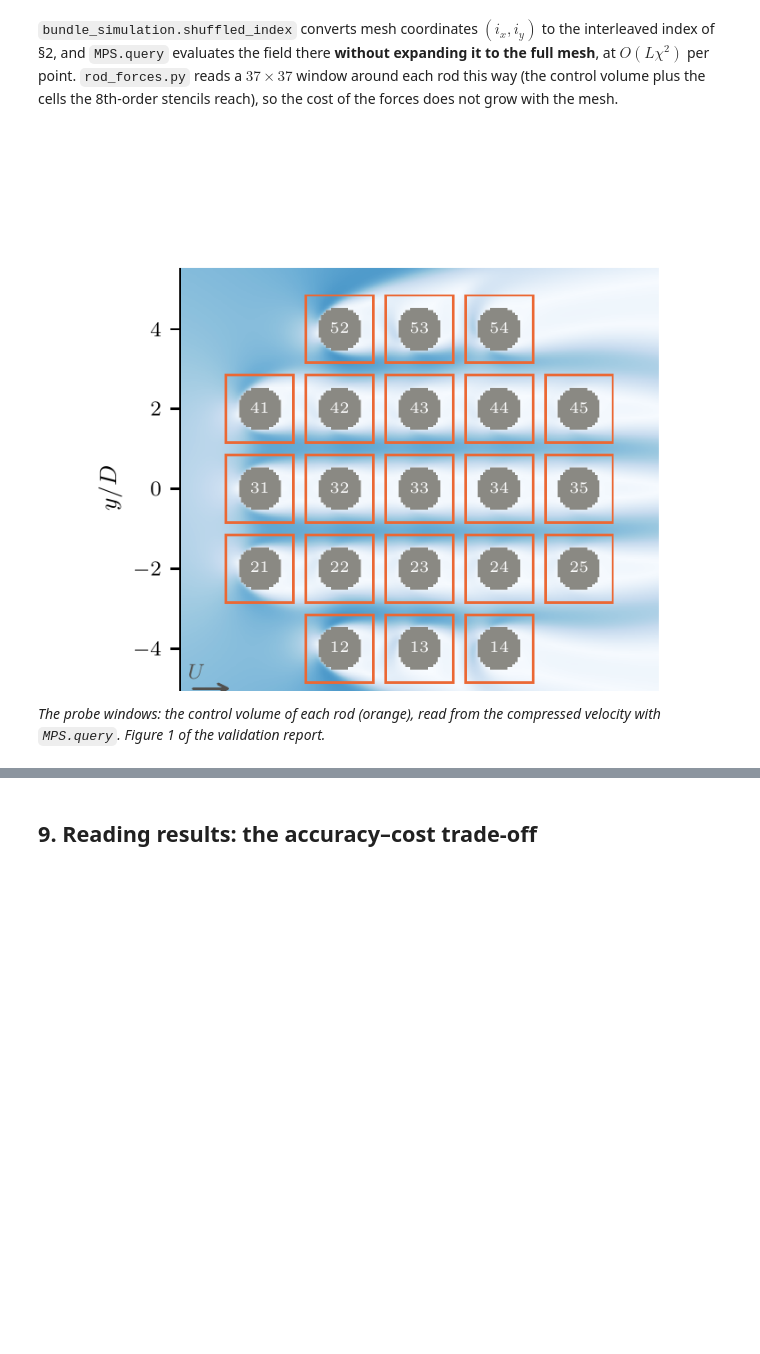
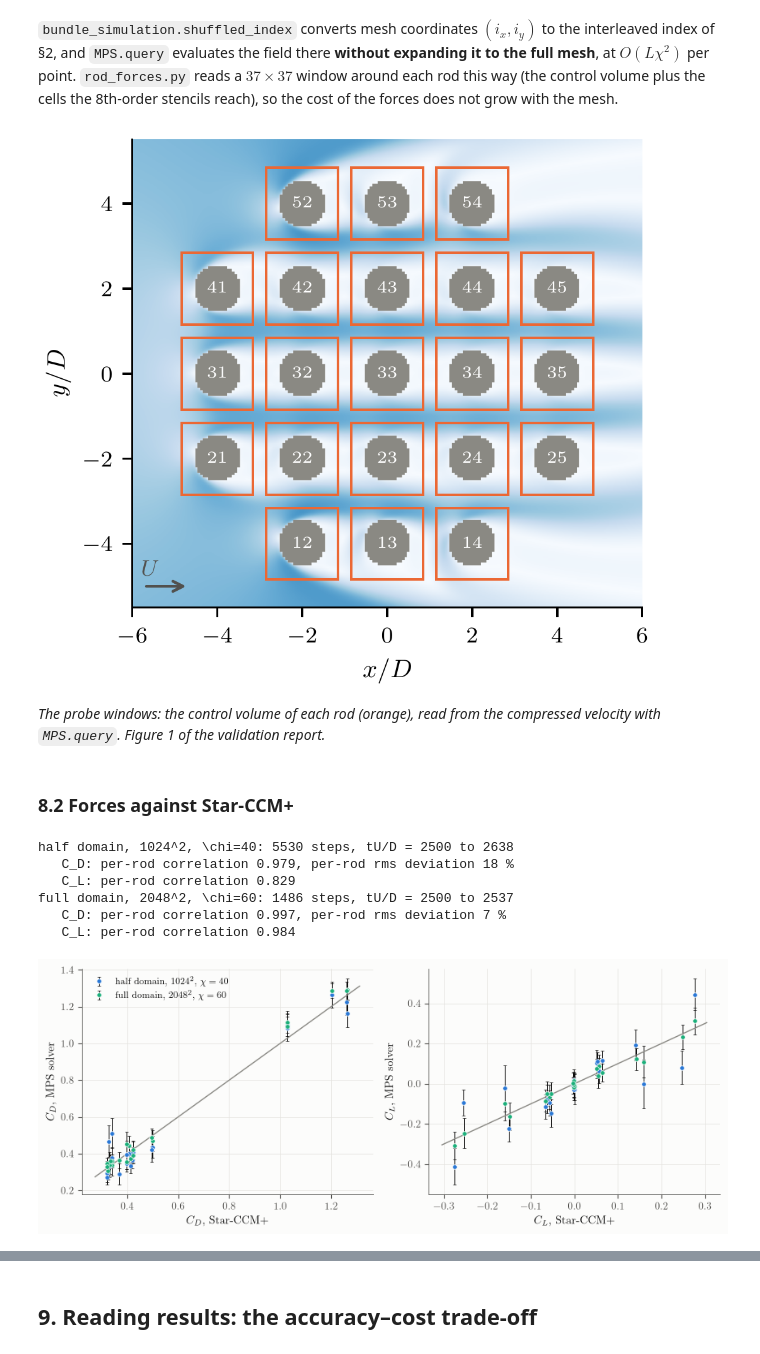
Before and after one commit to raghav-tii/enec_mps, a Jupyter notebook: tutorial/mps_cfd_building_blocks.ipynb, the cells around one changed output, grey strips where cells are left out. Cells and saved outputs as stored; diff of their text form; code cells hidden in the pictures; blank space fills up the shorter version.

```diff
--- a/tutorial/mps_cfd_building_blocks.ipynb
+++ b/tutorial/mps_cfd_building_blocks.ipynb
@@ -1019,6 +1039,84 @@ The pressure on $S$ is rebuilt from the velocity alone, by integrating $\nabla p
 # %% [markdown]
 `bundle_simulation.shuffled_index` converts mesh coordinates $(i_x,i_y)$ to the interleaved index of §2, and `MPS.query` evaluates the field there **without expanding it to the full mesh**, at $O(L\chi^2)$ per point. `rod_forces.py` reads a $37\times37$ window around each rod this way (the control volume plus the cells the 8th-order stencils reach), so the cost of the forces does not grow with the mesh.
 # %% [markdown]
-![probes](attachment:fig_probes.png-old)
+![probes](attachment:fig_probes.png-new)
 
 *The probe windows: the control volume of each rod (orange), read from the compressed velocity with `MPS.query`. Figure 1 of the validation report.*
+# %% [markdown]
+### 8.2 Forces against Star-CCM+
+# %%
+import csv
+from pathlib import Path
+
+
+def read_csv(path):
+    rows = list(csv.reader(Path(path).read_text().splitlines()))
+    return rows[0], np.array([[float(x) for x in r] for r in rows[1:]])
+
+
+def star_monitors(name):  # Star-CCM+ force monitors: rod labels, time (tU/D), values
+    head, a = read_csv("../data/star_ccm/" + name)
+    return [c.split(" Monitor")[0].split("_")[-1] for c in head[1:]], a[:, 0], a[:, 1:]
+
+
+rods, tS, CDs = star_monitors("C_D.csv")
+_, _, CLs = star_monitors("C_L.csv")
+T0 = 2500.0  # both runs start from the Star-CCM+ state at tU/D = 2500
+RUNS = {  # label: (archive tag, rod diameter in solver time units)
+    r"half domain, $1024^2$, $\chi=40$": (
+        "q10_t2500_bd40_rk4",
+        float(fl["cfg_D"]) / float(fl["cfg_u"]),
+    ),
+    r"full domain, $2048^2$, $\chi=60$": ("q11_t2500_bd60_rk4", 0.007816316560820713),
+}
+fig, ax = plt.subplots(1, 2, figsize=(8.6, 3.5))
+for (lab, (tag, D)), c in zip(RUNS.items(), (BLUE, AQUA)):
+    head, r = read_csv(f"../data/archive/rod_forces_{tag}.csv")
+    rn = [x[3:] for x in head if x.startswith("Cd_")]
+    n = len(rn)
+    t = T0 + r[:, 1] / D  # tU/D of each MPS step
+    mine = {"C_D": r[:, 3 : 3 + n], "C_L": r[:, 3 + n : 3 + 2 * n]}
+    star = {"C_D": CDs, "C_L": CLs}
+    print(f"{lab.replace('$', '')}: {len(t)} steps, tU/D = {t[0]:.0f} to {t[-1]:.0f}")
+    for a, q in zip(ax, ("C_D", "C_L")):
+        # Star-CCM+ monitors at the MPS time of each step, then both averaged over the run
+        ref_q = np.column_stack([np.interp(t, tS, star[q][:, rods.index(k)]) for k in rn]).mean(0)
+        a.errorbar(
+            ref_q,
+            mine[q].mean(0),
+            yerr=mine[q].std(0),
+            fmt="o",
+            ms=4,
+            color=c,
+            mec="white",
+            mew=0.5,
+            elinewidth=0.7,
+            ecolor=INK,
+            capsize=1.5,
+            label=lab,
+        )
+        dev = (
+            np.sqrt(np.mean(((mine[q].mean(0) - ref_q) / np.abs(ref_q)) ** 2)) * 100
+            if q == "C_D"
+            else np.nan
+        )
+        print(
+            f"   {q}: per-rod correlation {np.corrcoef(mine[q].mean(0), ref_q)[0, 1]:.3f}"
+            + (f", per-rod rms deviation {dev:.0f} %" if q == "C_D" else "")
+        )
+for a, q in zip(ax, ("C_D", "C_L")):
+    lo, hi = a.get_xlim()[0], a.get_xlim()[1]
+    a.plot([lo, hi], [lo, hi], color=MUTED, lw=1)
+    a.set_xlabel(rf"${q}$, Star-CCM+")
+    a.set_ylabel(rf"${q}$, MPS solver")
+ax[0].legend(loc="upper left", fontsize=8)
+fig.tight_layout()
+plt.show()
+# %% [output]
+half domain, 1024^2, \chi=40: 5530 steps, tU/D = 2500 to 2638
+   C_D: per-rod correlation 0.979, per-rod rms deviation 18 %
+   C_L: per-rod correlation 0.829
+full domain, 2048^2, \chi=60: 1486 steps, tU/D = 2500 to 2537
+   C_D: per-rod correlation 0.997, per-rod rms deviation 7 %
+   C_L: per-rod correlation 0.984
+[figure, added]
```
Also changed, not shown: parts of 17 cells of this notebook.
